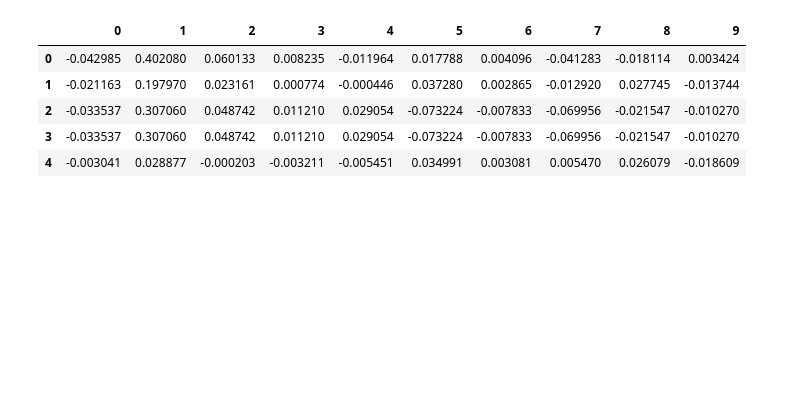
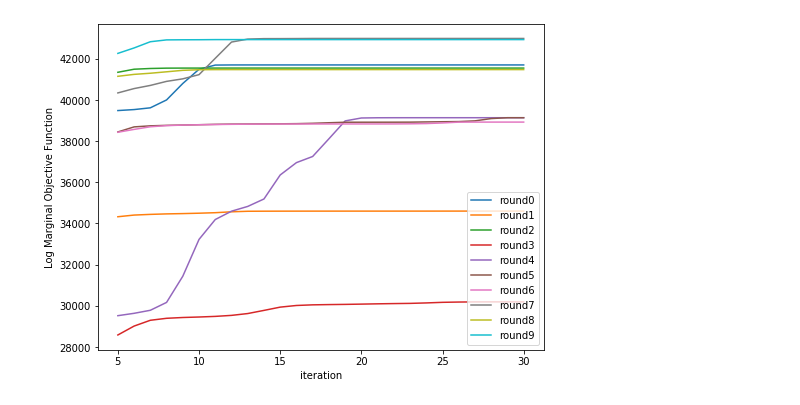
Before and after one commit to yil479/ML_Algorithm_Columbia, a Jupyter notebook: hw3-data/homework3_code.ipynb, the cells around one changed output. Saved outputs shown, nothing was run; the diff lists cells and outputs as text; code cells hidden in the pictures; blank space fills up the shorter version.

```diff
--- a/hw3-data/homework3_code.ipynb
+++ b/hw3-data/homework3_code.ipynb
@@ -114,9 +101,15 @@ y_test = pd.read_csv('Prob2_ytest.csv', header=None)
-# %%
-X_train.head()
-# %% [output]
-|  | 0 | 1 | 2 | 3 | 4 | 5 | 6 | 7 | 8 | 9 |
-| 0 | -0.042985 | 0.402080 | 0.060133 | 0.008235 | -0.011964 | 0.017788 | 0.004096 | -0.041283 | -0.018114 | 0.003424 |
-| 1 | -0.021163 | 0.197970 | 0.023161 | 0.000774 | -0.000446 | 0.037280 | 0.002865 | -0.012920 | 0.027745 | -0.013744 |
-| 2 | -0.033537 | 0.307060 | 0.048742 | 0.011210 | 0.029054 | -0.073224 | -0.007833 | -0.069956 | -0.021547 | -0.010270 |
-| 3 | -0.033537 | 0.307060 | 0.048742 | 0.011210 | 0.029054 | -0.073224 | -0.007833 | -0.069956 | -0.021547 | -0.010270 |
-| 4 | -0.003041 | 0.028877 | -0.000203 | -0.003211 | -0.005451 | 0.034991 | 0.003081 | 0.005470 | 0.026079 | -0.018609 |
+# %%
+#Q2
+X_train = pd.read_csv('Prob2_Xtrain.csv', header=None)
+X_test = pd.read_csv('Prob2_Xtest.csv', header=None)
+y_train = pd.read_csv('Prob2_ytrain.csv', header=None)
+y_test = pd.read_csv('Prob2_ytest.csv', header=None)
+#combine train data and sperate spam and non-spam
+total_train = pd.concat([X_train,y_train],axis=1)
+train_1 = total_train[total_train.iloc[:,-1]==1]
+train_0 = total_train[total_train.iloc[:,-1]==0]
+#split the X and y
+X_train_1 = train_1.iloc[:,0:10]
+X_train_0 = train_0.iloc[:,0:10]
+y_train_1 = train_1.iloc[:,-1]
+y_train_0 = train_0.iloc[:,-1]
@@ -122,0 +152,29 @@ X_train.head()
+# %%
+def plottingGMM(data, K):
+    plt.figure(figsize=(8,6))
+    rounds=0
+    x_axis = np.arange(5,31)
+    obj_k = []
+    pi_k = []
+    mu_k = []
+    cov_k = []
+    for i in range(0, 10):
+        objective_function, pi, mu, empirical_cov = EM(K, data)
+        obj_k.append(objective_function)
+        pi_k.append(pi)
+        mu_k.append(mu)
+        cov_k.append(empirical_cov)
+
+    for i in obj_k:
+        i = i[4:]
+        plt.plot(x_axis, i, label="round"+str(rounds))
+        rounds+=1
+        plt.legend()
+        plt.xlabel('iteration')
+        plt.ylabel('Log Marginal Objective Function')
+    return obj_k, pi_k, mu_k,cov_k
+# %%
+#class 1
+obj_acc_all_1, pi_weight_1, all_init_mean_all_1,init_cov_all_1 = plottingGMM(X_train_1, 3)
+# %% [output]
+[figure, added]
```
Also changed, not shown: parts of 9 cells of this notebook, 1 other file.
